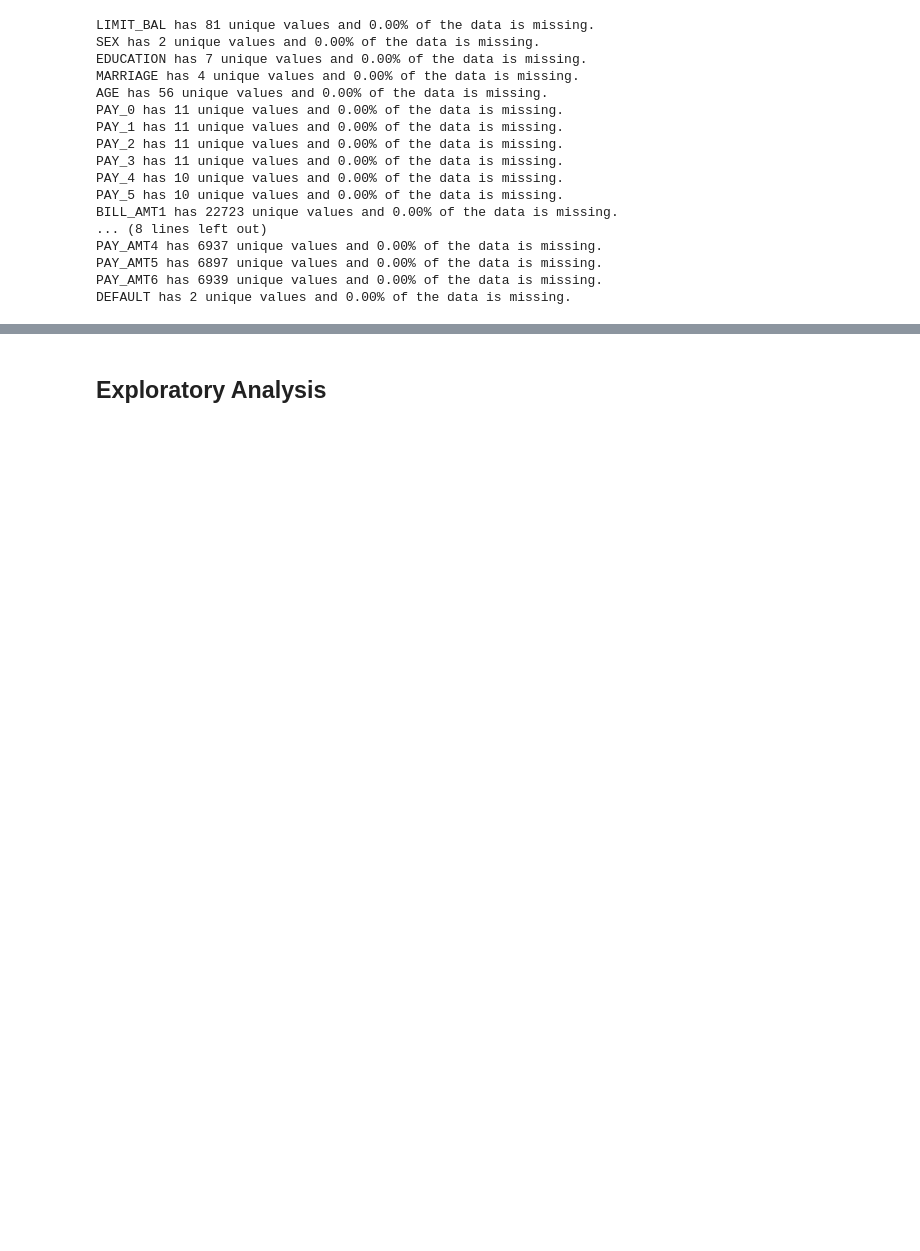
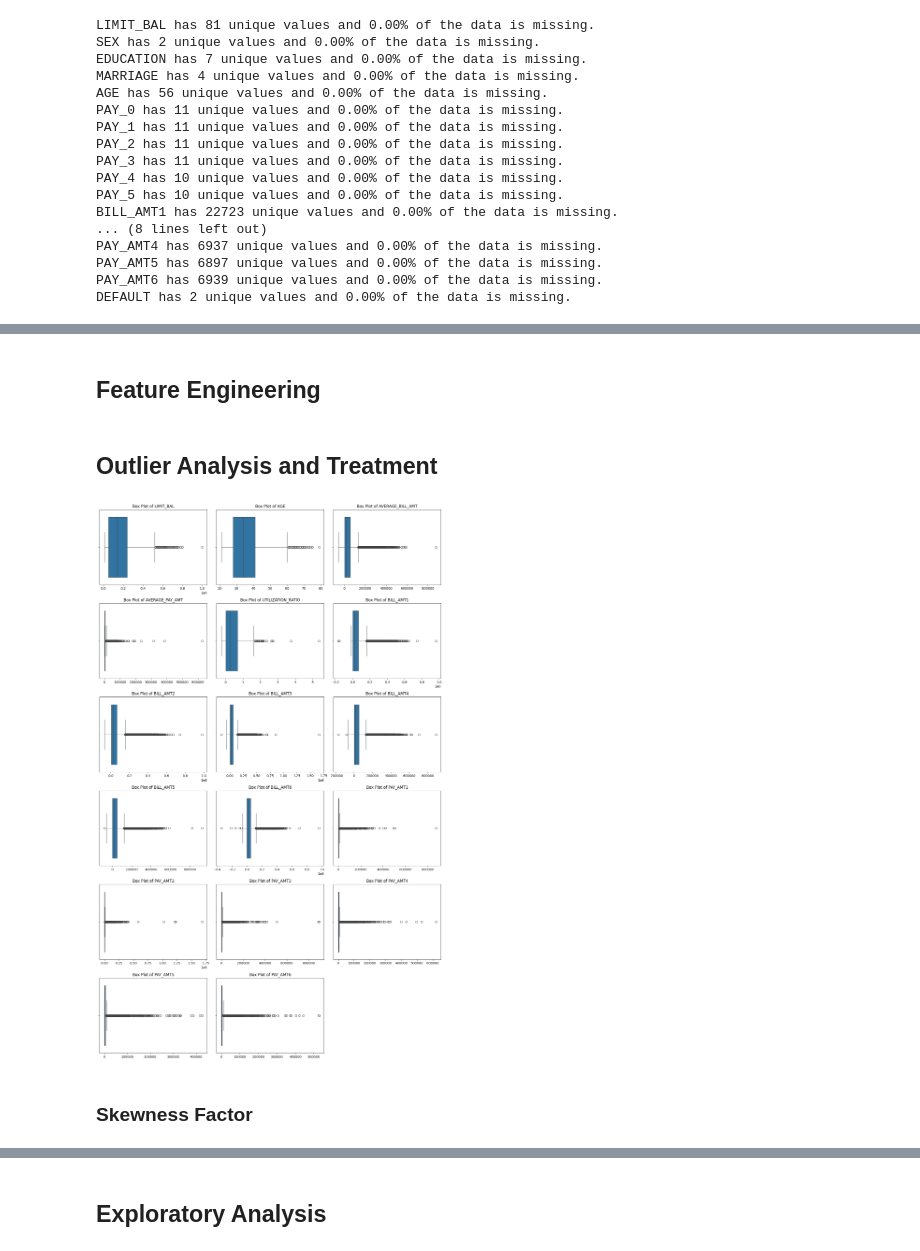
Before and after one commit to shamelbhimani/CreditDefault_DataAnalysis, a Jupyter notebook: notebooks/data_analysis.ipynb, the cells around one changed output, grey strips where cells are left out. Drawn from its saved outputs; the diff is of its cells as text; code cells hidden in the pictures; blank space fills up the shorter version.

Commit message:
TOFIX: Outlier Treatment

```diff
--- a/notebooks/data_analysis.ipynb
+++ b/notebooks/data_analysis.ipynb
@@ -118,3 +129,5 @@ Unique Values in 'PAY_5' updated to: [-1, 0, 1, 3, 4, 5, 6, 7, 8, 9]
 # %%
 for col in categorical_columns:
     data[col] = data[col].astype('category')
+# %% [markdown]
+## Feature Engineering
@@ -120,0 +140,25 @@ for col in categorical_columns:
+# %% [markdown]
+## Outlier Analysis and Treatment
+# %%
+numerical_features = ['LIMIT_BAL', 'AGE', 'AVERAGE_BILL_AMT', 'AVERAGE_PAY_AMT', 'UTILIZATION_RATIO'] + [f'BILL_AMT{i}' for i in range (1, 7)] + [f'PAY_AMT{i}' for i in range (1, 7)]
+
+num_plots = len(numerical_features)
+num_cols = 3
+num_rows = (num_plots + num_cols -1) // num_cols
+fig, axes = plt.subplots(nrows=num_rows, ncols=num_cols, figsize=(15, num_rows *4))
+axes = axes.flatten()
+
+for i, feature in enumerate(numerical_features):
+    sns.boxplot(x=data[feature], ax=axes[i])
+    axes[i].set_title(f'Box Plot of {feature}')
+    axes[i].set_xlabel('')
+
+for i in range(len(numerical_features), len(axes)):
+    fig.delaxes(axes[i])
+
+plt.tight_layout()
+plt.show()
+# %% [output]
+[figure, added]
+# %% [markdown]
+### Skewness Factor
```
Also changed, not shown: parts of 46 cells of this notebook, 1 other file.
